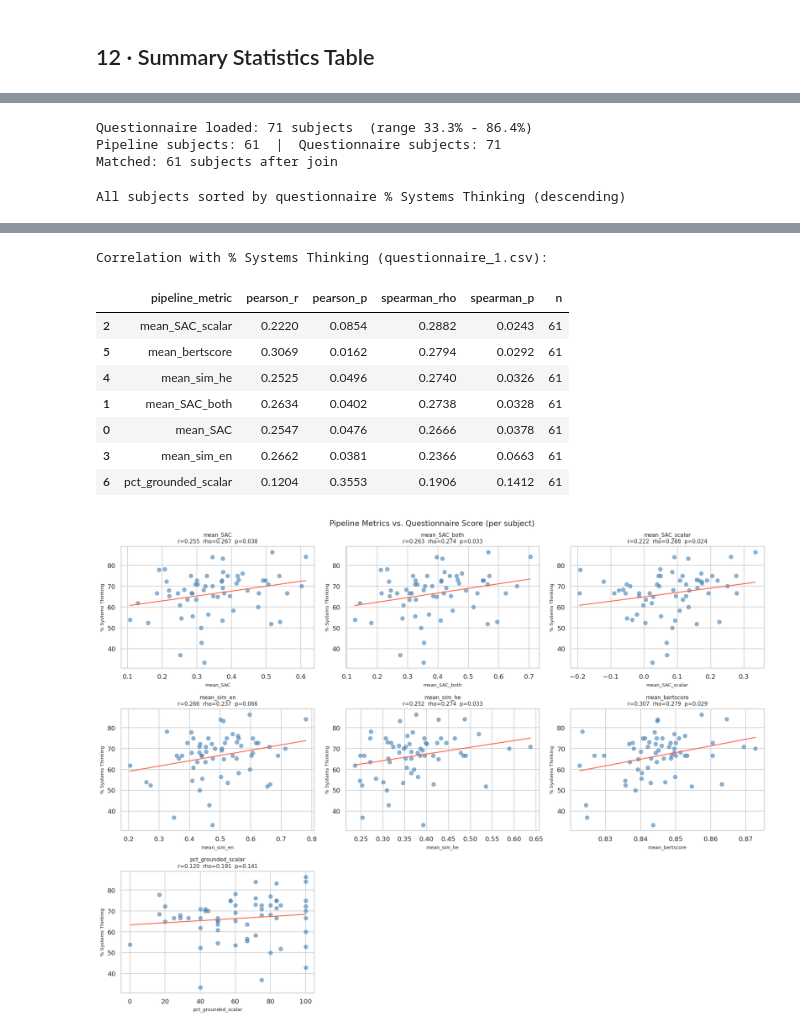
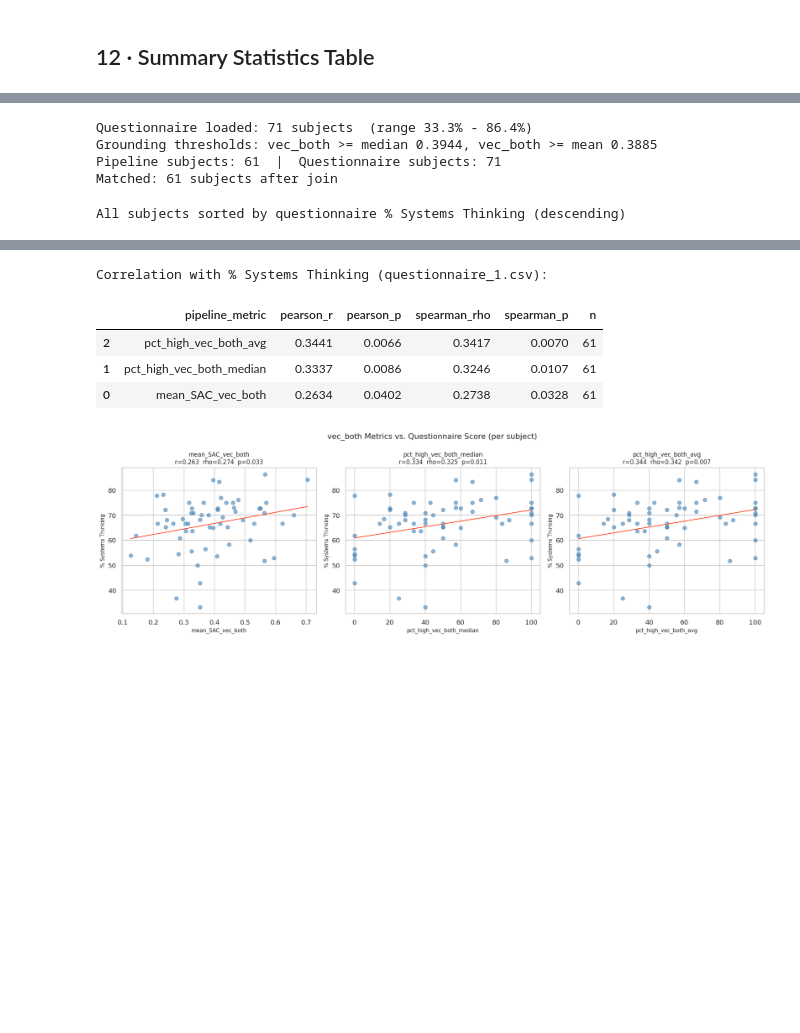
Before and after one commit to ArielKravinsky/systems-thinking-vlm, a Jupyter notebook: analysis_qwen_results.ipynb, the cells around one changed output, grey strips where cells are left out. Drawn from its saved outputs; the diff is of its cells as text; code cells hidden in the pictures; blank space fills up the shorter version.

```diff
--- a/analysis_qwen_results.ipynb
+++ b/analysis_qwen_results.ipynb
@@ -800,7 +696,7 @@ with their systems-thinking percentage from `questionnaire_1.csv` (0–100 scale
 The questionnaire file has rows `Test N` where N is the subject ID (last component of `stem`).
 The pipeline metrics are aggregated per subject across all 10 questions × 2 images they answered.
 # %%
-import pathlib, re
+import pathlib
 
 # -- Load questionnaire ---------------------------------------------------------
 qt_path = pathlib.Path("questionnaire_1.csv")
@@ -818,18 +714,22 @@ print(f"Questionnaire loaded: {len(qt)} subjects  "
 # -- Extract subject ID from stem ----------------------------------------------
 df["subject_id"] = df["stem"].str.split("_").str[-1].astype(int)
 
-# -- Per-subject aggregation ----------------------------------------------------
+# -- Thresholds for vec_both grounding -----------------------------------------
+vec_both_med_thr = float(df["sim_above_concept_vec_both"].median())
+vec_both_avg_thr = float(df["sim_above_concept_vec_both"].mean())
+print(
+    f"Grounding thresholds: vec_both >= median {vec_both_med_thr:.4f}, "
+    f"vec_both >= mean {vec_both_avg_thr:.4f}"
+)
+
+# -- Per-subject aggregation (requested metrics) -------------------------------
 per_subject = (
     df.groupby("subject_id")
     .agg(
-        n                   = ("similarity_en",              "count"),
-        mean_sim_en         = ("similarity_en",              "mean"),
-        mean_sim_he         = ("similarity_labse_he",        "mean"),
-        mean_SAC            = ("sim_above_concept_vec",      "mean"),
-        mean_SAC_both       = ("sim_above_concept_vec_both", "mean"),
-        mean_SAC_scalar     = ("sim_above_concept_scalar",   "mean"),
-        pct_grounded_scalar = ("sim_above_concept_scalar",   lambda x: (x > 0).mean() * 100),
-        mean_bertscore      = ("bertscore_f1",               "mean"),
+        n                        = ("sim_above_concept_vec_both", "count"),
+        mean_SAC_vec_both        = ("sim_above_concept_vec_both", "mean"),
+        pct_high_vec_both_median = ("sim_above_concept_vec_both", lambda x: (x >= vec_both_med_thr).mean() * 100),
+        pct_high_vec_both_avg    = ("sim_above_concept_vec_both", lambda x: (x >= vec_both_avg_thr).mean() * 100),
     )
     .round(4)
     .reset_index()
@@ -846,30 +746,19 @@ display_merged.index += 1  # 1-based rank
 
 display(display_merged.style
         .background_gradient(subset=["pct_systems_thinking"], cmap="RdYlGn")
-        .background_gradient(subset=["mean_SAC"],             cmap="Blues")
-        .background_gradient(subset=["mean_SAC_both"],        cmap="Purples")
-        .background_gradient(subset=["mean_SAC_scalar"],      cmap="PuOr")
-        .background_gradient(subset=["mean_sim_en"],          cmap="YlGn")
-        .background_gradient(subset=["mean_bertscore"],       cmap="Greens")
-        .background_gradient(subset=["pct_grounded_scalar"],  cmap="Oranges")
+        .background_gradient(subset=["mean_SAC_vec_both"],       cmap="Purples")
+        .background_gradient(subset=["pct_high_vec_both_median"], cmap="BuPu")
+        .background_gradient(subset=["pct_high_vec_both_avg"],    cmap="GnBu")
         .format({
-            "pct_systems_thinking": "{:.1f}%",
-            "mean_sim_en":          "{:.4f}",
-            "mean_sim_he":          "{:.4f}",
-            "mean_SAC":             "{:.4f}",
-            "mean_SAC_both":        "{:.4f}",
-            "mean_SAC_scalar":      "{:.4f}",
-            "pct_grounded_scalar":  "{:.1f}%",
-            "mean_bertscore":       "{:.4f}",
+            "pct_systems_thinking":    "{:.1f}%",
+            "mean_SAC_vec_both":       "{:.4f}",
+            "pct_high_vec_both_median": "{:.1f}%",
+            "pct_high_vec_both_avg":   "{:.1f}%",
         })
         .set_caption("All subjects sorted by questionnaire % Systems Thinking (descending)"))
 
 # -- Correlation table ----------------------------------------------------------
-pipeline_metrics = [
-    "mean_SAC", "mean_SAC_both", "mean_SAC_scalar",
-    "mean_sim_en", "mean_sim_he",
-    "mean_bertscore", "pct_grounded_scalar",
-]
+pipeline_metrics = ["mean_SAC_vec_both", "pct_high_vec_both_median", "pct_high_vec_both_avg"]
 
 corr_rows = []
 for pm in pipeline_metrics:
@@ -895,7 +784,7 @@ display(corr_df.style
         .format("{:.4f}", subset=["pearson_r", "pearson_p", "spearman_rho", "spearman_p"]))
 
 # -- Scatter plots --------------------------------------------------------------
-fig, axes = plt.subplots(3, 3, figsize=(16, 12))
+fig, axes = plt.subplots(1, 3, figsize=(16, 5))
 for ax, pm in zip(axes.flat, pipeline_metrics):
     sub = merged[[pm, "pct_systems_thinking"]].dropna()
     ax.scatter(sub[pm], sub["pct_systems_thinking"], alpha=0.6, s=40, color="steelblue")
@@ -905,21 +794,18 @@ for ax, pm in zip(axes.flat, pipeline_metrics):
         ax.plot(x_line, m * x_line + b, color="tomato", linewidth=1.5)
         r, _ = stats.pearsonr(sub[pm], sub["pct_systems_thinking"])
         rho, p2 = stats.spearmanr(sub[pm], sub["pct_systems_thinking"])
-        ax.set_title(f"{pm}\nr={r:.3f}  rho={rho:.3f}  p={p2:.3f}", fontsize=9)
+        ax.set_title(f"{pm}\nr={r:.3f}  rho={rho:.3f}  p={p2:.3f}", fontsize=10)
     else:
-        ax.set_title(pm, fontsize=9)
-    ax.set_xlabel(pm, fontsize=8)
-    ax.set_ylabel("% Systems Thinking", fontsize=8)
+        ax.set_title(pm, fontsize=10)
+    ax.set_xlabel(pm, fontsize=9)
+    ax.set_ylabel("% Systems Thinking", fontsize=9)
 
-# Hide any unused axes
-for ax in axes.flat[len(pipeline_metrics):]:
-    ax.axis("off")
-
-plt.suptitle("Pipeline Metrics vs. Questionnaire Score (per subject)", fontsize=13)
+plt.suptitle("vec_both Metrics vs. Questionnaire Score (per subject)", fontsize=13)
 plt.tight_layout()
 plt.show()
 # %% [output]
 Questionnaire loaded: 71 subjects  (range 33.3% - 86.4%)
+Grounding thresholds: vec_both >= median 0.3944, vec_both >= mean 0.3885
 Pipeline subjects: 61  |  Questionnaire subjects: 71
 Matched: 61 subjects after join
 All subjects sorted by questionnaire % Systems Thinking (descending)
@@ -943,10 +829,6 @@ All subjects sorted by questionnaire % Systems Thinking (descending)
 Correlation with % Systems Thinking (questionnaire_1.csv):
 |  | pipeline_metric | pearson_r | pearson_p | spearman_rho | spearman_p | n |
-| 2 | mean_SAC_scalar | 0.2220 | 0.0854 | 0.2882 | 0.0243 | 61 |
-| 5 | mean_bertscore | 0.3069 | 0.0162 | 0.2794 | 0.0292 | 61 |
-| 4 | mean_sim_he | 0.2525 | 0.0496 | 0.2740 | 0.0326 | 61 |
-| 1 | mean_SAC_both | 0.2634 | 0.0402 | 0.2738 | 0.0328 | 61 |
-| 0 | mean_SAC | 0.2547 | 0.0476 | 0.2666 | 0.0378 | 61 |
-| 3 | mean_sim_en | 0.2662 | 0.0381 | 0.2366 | 0.0663 | 61 |
-| 6 | pct_grounded_scalar | 0.1204 | 0.3553 | 0.1906 | 0.1412 | 61 |
+| 2 | pct_high_vec_both_avg | 0.3441 | 0.0066 | 0.3417 | 0.0070 | 61 |
+| 1 | pct_high_vec_both_median | 0.3337 | 0.0086 | 0.3246 | 0.0107 | 61 |
+| 0 | mean_SAC_vec_both | 0.2634 | 0.0402 | 0.2738 | 0.0328 | 61 |
-[figure, old version]
+[figure, new version]
```
Also changed, not shown: parts of 8 cells of this notebook.
